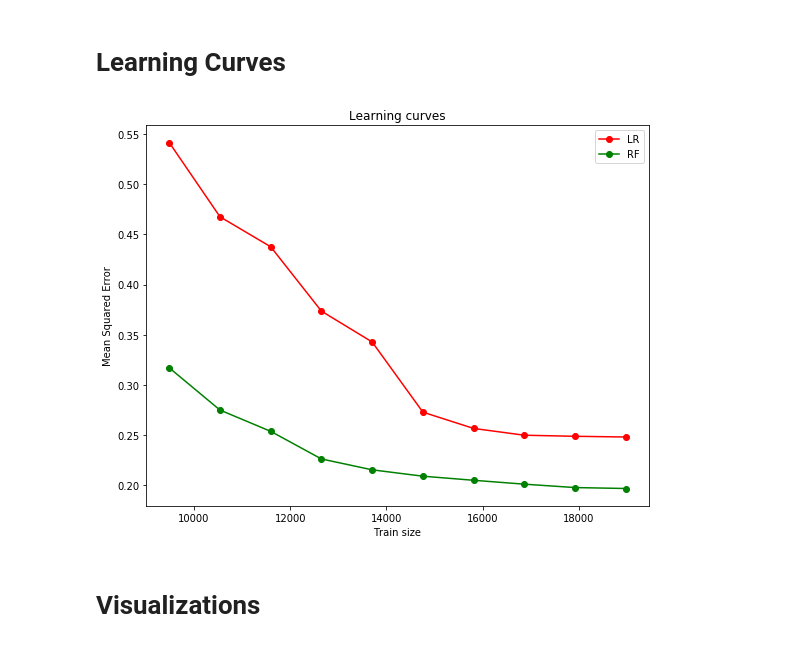
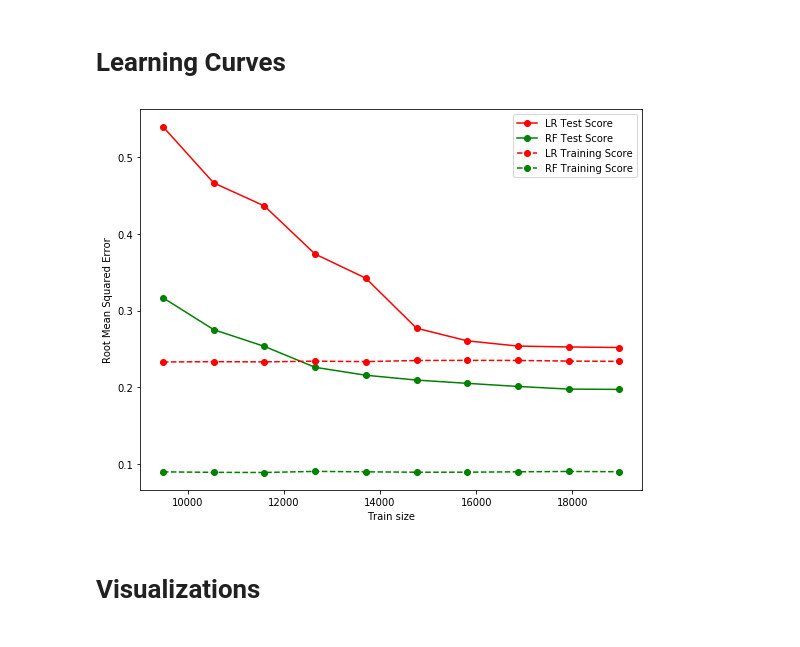
Before and after one commit to jaisal1024/capstone, a Jupyter notebook: Models/Evaluate_Models-v1.ipynb, the cells around one changed output. Cells and saved outputs as stored; diff of their text form; code cells hidden in the pictures.

Commit message:
added learning curve

```diff
--- a/Models/Evaluate_Models-v1.ipynb
+++ b/Models/Evaluate_Models-v1.ipynb
@@ -224,20 +224,23 @@ Text(0.5, 1.0, 'Coefficient importance and its variability')
 # %%
 train_sizes, train_scores_lr, test_scores_lr = learning_curve(lr, df_lr.drop(["sale_price", "sale_date"], axis=1), df_lr.sale_price, scoring="neg_root_mean_squared_error", train_sizes=np.linspace(0.5, 1, 10), cv=kf)
 train_sizes_abs, train_scores_rf, test_scores_rf = learning_curve(rf, df_rf.drop(["sale_price", "sale_date"], axis=1), df_rf.sale_price,scoring="neg_root_mean_squared_error", train_sizes=np.linspace(0.5, 1, 10), cv=kf)
 plt.figure(figsize=(9, 7))
 # fig, ax = plt.subplots(1, 2, figsize=(15, 5))
 
 plt.plot(train_sizes, -test_scores_lr.mean(1), 'o-', color="r",
-         label="LR")
+         label="LR Test Score")
 plt.plot(train_sizes, -test_scores_rf.mean(1), 'o-', color="g",
-         label="RF")
+         label="RF Test Score")
+plt.plot(train_sizes, -train_scores_lr.mean(1), 'o--', color="r",
+         label="LR Training Score")
+plt.plot(train_sizes, -train_scores_rf.mean(1), 'o--', color="g",
+         label="RF Training Score")
 plt.xlabel("Train size")
-plt.ylabel("Mean Squared Error")
-plt.title('Learning curves')
+plt.ylabel("Root Mean Squared Error")
 plt.legend(loc="best")
 plt.show()
 # %% [output]
-[figure, old version]
+[figure, new version]
 # %% [markdown]
 # Visualizations
 # %%
```
Also changed, not shown: 1 other file.
